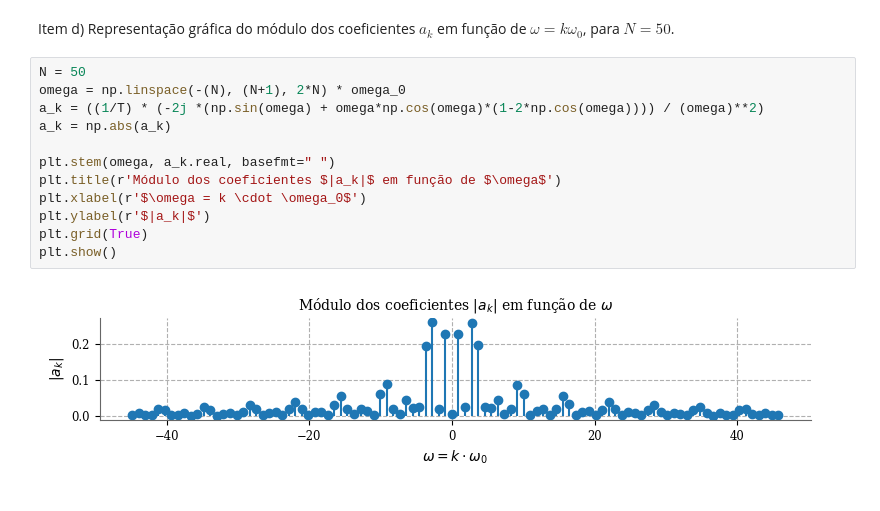
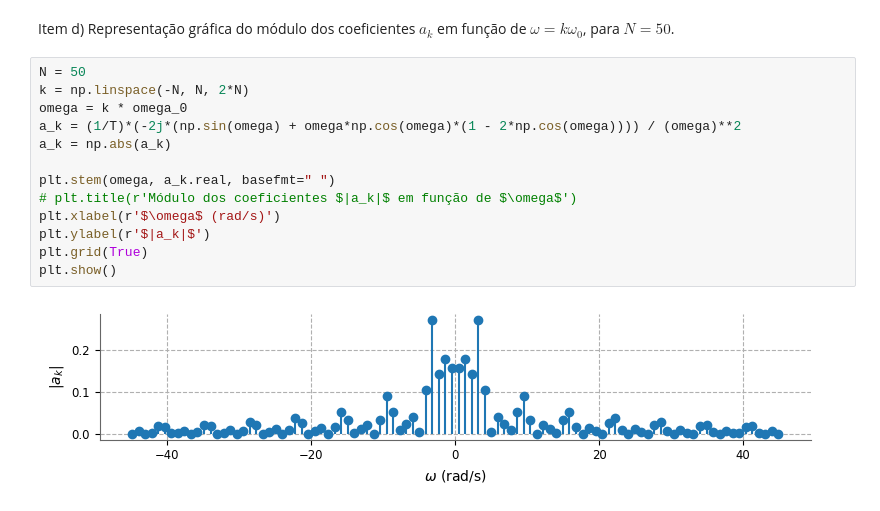
Before and after one commit to leticialopesms/EA614, a Jupyter notebook: atividade02/atividade02.ipynb, the cells around one changed output. Drawn from its saved outputs; the diff is of its cells as text.

```diff
--- a/atividade02/atividade02.ipynb
+++ b/atividade02/atividade02.ipynb
@@ -134,15 +133,16 @@ Potência média do erro para N = 50: (0.008216140378160625-2.758788135161333e-2
 Item d) Representação gráfica do módulo dos coeficientes $a_k$ em função de $\omega = k \omega_0$, para $N=50$.
 # %%
 N = 50
-omega = np.linspace(-(N), (N+1), 2*N) * omega_0
-a_k = ((1/T) * (-2j *(np.sin(omega) + omega*np.cos(omega)*(1-2*np.cos(omega)))) / (omega)**2)
+k = np.linspace(-N, N, 2*N)
+omega = k * omega_0
+a_k = (1/T)*(-2j*(np.sin(omega) + omega*np.cos(omega)*(1 - 2*np.cos(omega)))) / (omega)**2
 a_k = np.abs(a_k)
 
 plt.stem(omega, a_k.real, basefmt=" ")
-plt.title(r'Módulo dos coeficientes $|a_k|$ em função de $\omega$')
-plt.xlabel(r'$\omega = k \cdot \omega_0$')
+# plt.title(r'Módulo dos coeficientes $|a_k|$ em função de $\omega$')
+plt.xlabel(r'$\omega$ (rad/s)')
 plt.ylabel(r'$|a_k|$')
 plt.grid(True)
 plt.show()
 # %% [output]
-[figure, old version]
+[figure, new version]
```
Also changed, not shown: parts of 9 cells of this notebook, 5 other files.
